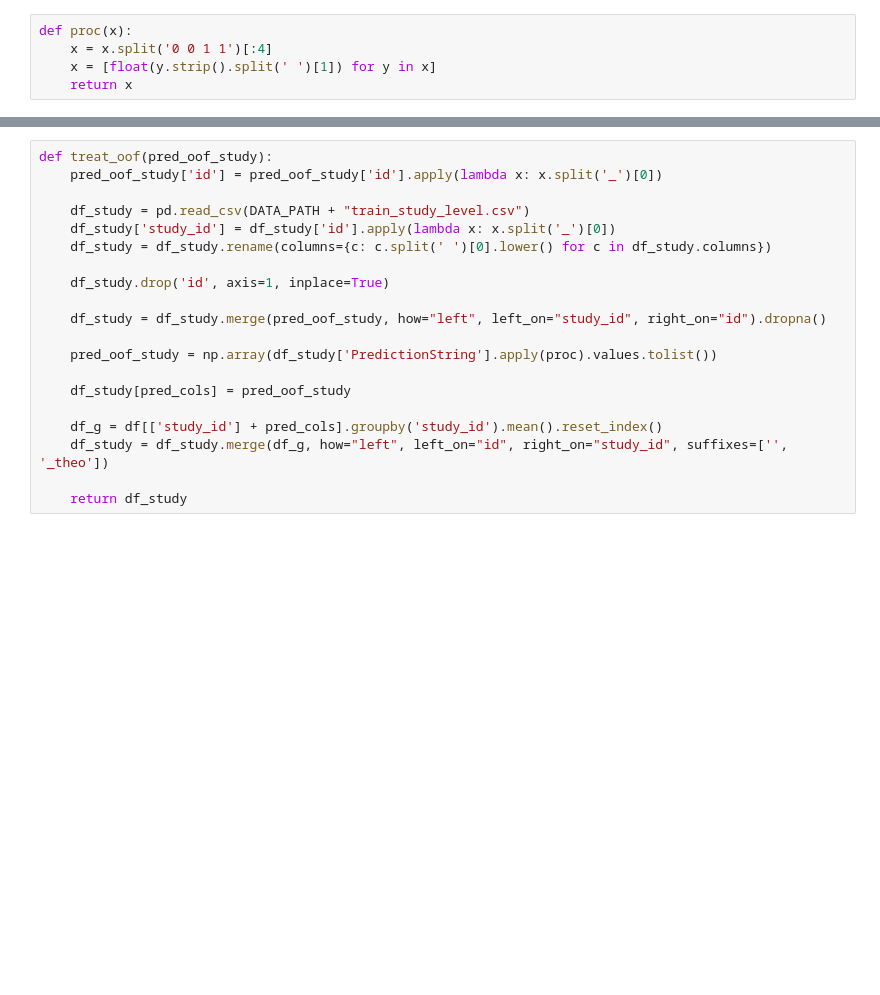
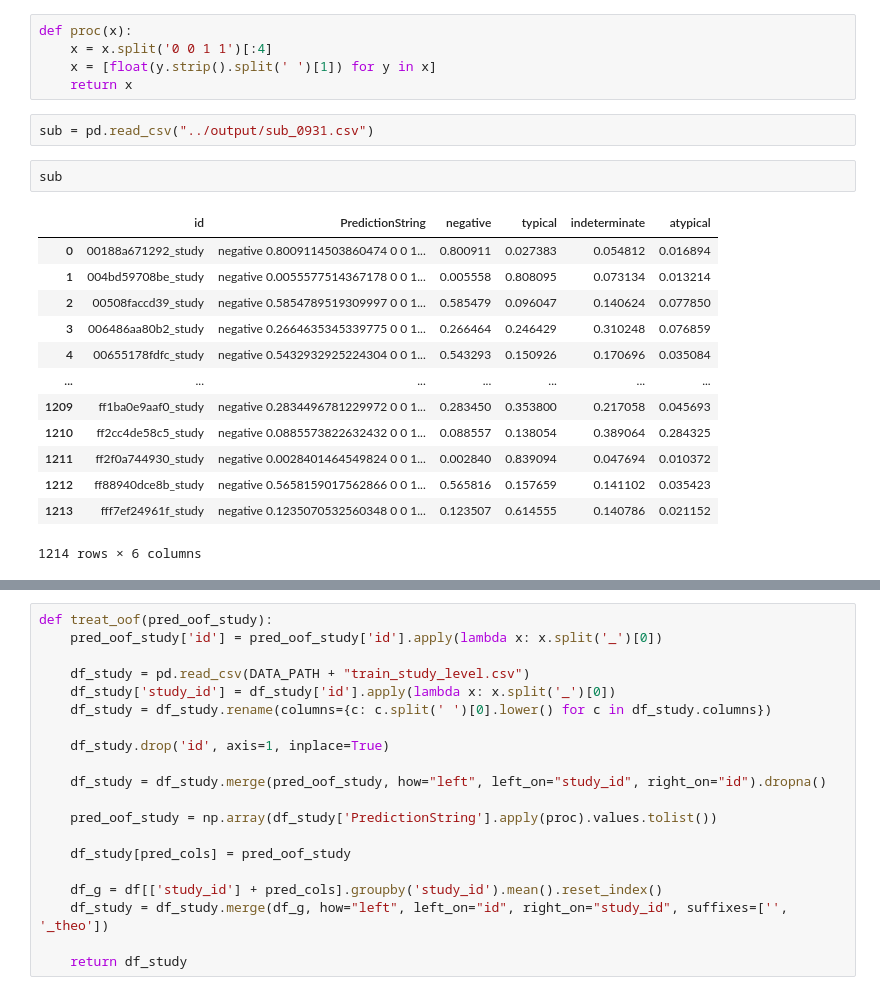
Before and after one commit to TheoViel/kaggle_siim_covid, a Jupyter notebook: notebooks/Validation.ipynb, the cells around one changed output, grey strips where cells are left out. Drawn from its saved outputs; the diff is of its cells as text; blank space fills up the shorter version.

```diff
--- a/notebooks/Validation.ipynb
+++ b/notebooks/Validation.ipynb
@@ -158,3 +160,21 @@ def proc(x):
     x = x.split('0 0 1 1')[:4]
     x = [float(y.strip().split(' ')[1]) for y in x]
     return x
+# %%
+sub = pd.read_csv("../output/sub_0931.csv")
+# %%
+sub
+# %% [output]
+|  | id | PredictionString | negative | typical | indeterminate | atypical |
+| 0 | 00188a671292_study | negative 0.8009114503860474 0 0 1... | 0.800911 | 0.027383 | 0.054812 | 0.016894 |
+| 1 | 004bd59708be_study | negative 0.0055577514367178 0 0 1... | 0.005558 | 0.808095 | 0.073134 | 0.013214 |
+| 2 | 00508faccd39_study | negative 0.5854789519309997 0 0 1... | 0.585479 | 0.096047 | 0.140624 | 0.077850 |
+| 3 | 006486aa80b2_study | negative 0.2664635345339775 0 0 1... | 0.266464 | 0.246429 | 0.310248 | 0.076859 |
+| 4 | 00655178fdfc_study | negative 0.5432932925224304 0 0 1... | 0.543293 | 0.150926 | 0.170696 | 0.035084 |
+| ... | ... | ... | ... | ... | ... | ... |
+| 1209 | ff1ba0e9aaf0_study | negative 0.2834496781229972 0 0 1... | 0.283450 | 0.353800 | 0.217058 | 0.045693 |
+| 1210 | ff2cc4de58c5_study | negative 0.0885573822632432 0 0 1... | 0.088557 | 0.138054 | 0.389064 | 0.284325 |
+| 1211 | ff2f0a744930_study | negative 0.0028401464549824 0 0 1... | 0.002840 | 0.839094 | 0.047694 | 0.010372 |
+| 1212 | ff88940dce8b_study | negative 0.5658159017562866 0 0 1... | 0.565816 | 0.157659 | 0.141102 | 0.035423 |
+| 1213 | fff7ef24961f_study | negative 0.1235070532560348 0 0 1... | 0.123507 | 0.614555 | 0.140786 | 0.021152 |
+1214 rows × 6 columns
```
Also changed, not shown: parts of 15 cells of this notebook, 11 other files.
